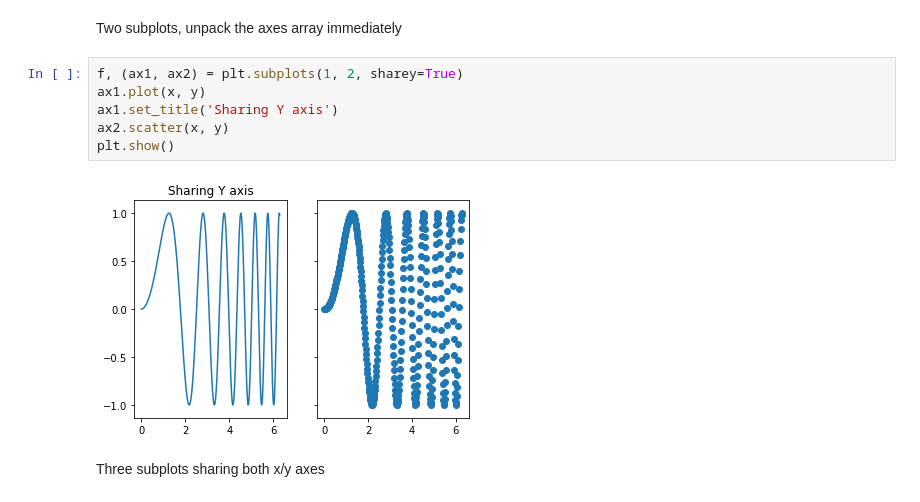
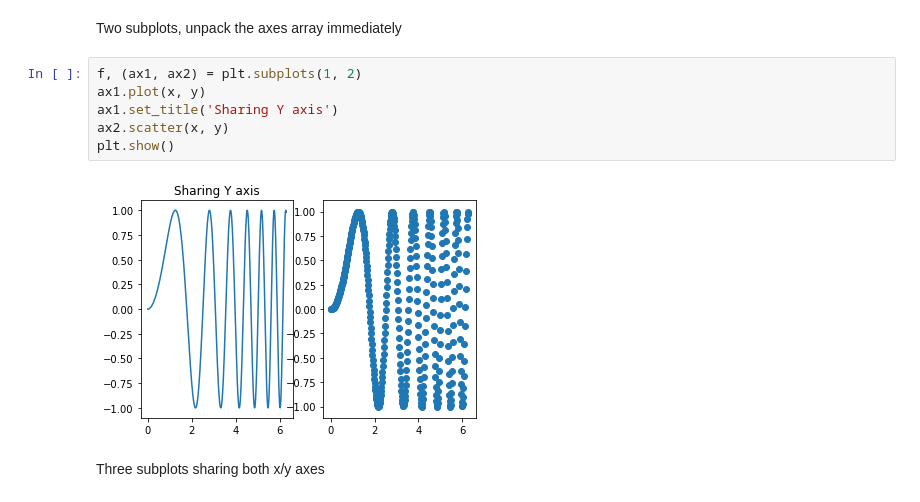
Before and after one commit to lucasresck/FGV_Programming_Languages, a Jupyter notebook: Python/Notebooks/Aula_12_Numpy_Matplotlib_Pandas-Copy1.ipynb, the cells around one changed output. Saved outputs shown, nothing was run; the diff lists cells and outputs as text.

```diff
--- a/Python/Notebooks/Aula_12_Numpy_Matplotlib_Pandas-Copy1.ipynb
+++ b/Python/Notebooks/Aula_12_Numpy_Matplotlib_Pandas-Copy1.ipynb
@@ -412,13 +489,13 @@ plt.show()
 # %% [markdown]
 Two subplots, unpack the axes array immediately
 # %%
-f, (ax1, ax2) = plt.subplots(1, 2, sharey=True)
+f, (ax1, ax2) = plt.subplots(1, 2)
 ax1.plot(x, y)
 ax1.set_title('Sharing Y axis')
 ax2.scatter(x, y)
 plt.show()
 # %% [output]
-[figure, old version]
+[figure, new version]
 # %% [markdown]
 Three subplots sharing both x/y axes
 # %%
```
Also changed, not shown: parts of 18 cells of this notebook, 9 other files.
